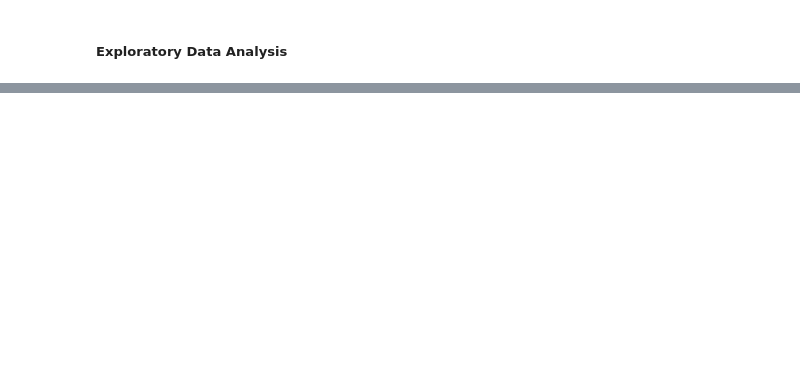
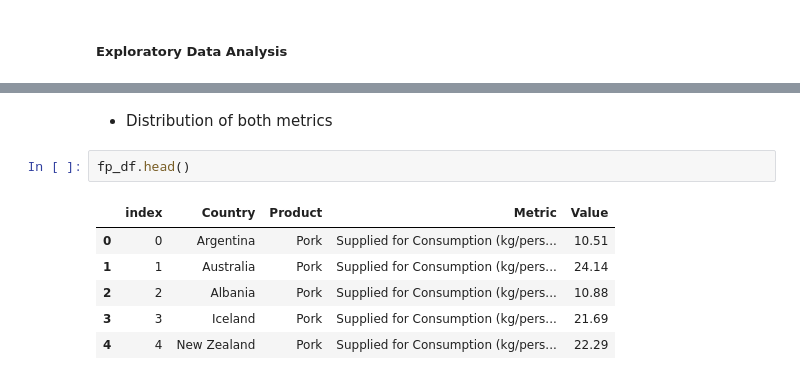
Before and after one commit to daniel-epm/food_carbon_fp, a Jupyter notebook: food_carbon_fp_analysis.ipynb, the cells around one changed output, grey strips where cells are left out. Drawn from its saved outputs; the diff is of its cells as text; blank space fills up the shorter version.

```diff
--- a/food_carbon_fp_analysis.ipynb
+++ b/food_carbon_fp_analysis.ipynb
@@ -141,0 +135,11 @@ pd.read_sql_query(query, connection)
+# %% [markdown]
+* Distribution of both metrics
+# %%
+fp_df.head()
+# %% [output]
+|  | index | Country | Product | Metric | Value |
+| 0 | 0 | Argentina | Pork | Supplied for Consumption (kg/pers... | 10.51 |
+| 1 | 1 | Australia | Pork | Supplied for Consumption (kg/pers... | 24.14 |
+| 2 | 2 | Albania | Pork | Supplied for Consumption (kg/pers... | 10.88 |
+| 3 | 3 | Iceland | Pork | Supplied for Consumption (kg/pers... | 21.69 |
+| 4 | 4 | New Zealand | Pork | Supplied for Consumption (kg/pers... | 22.29 |
```
Also changed, not shown: parts of 14 cells of this notebook.
